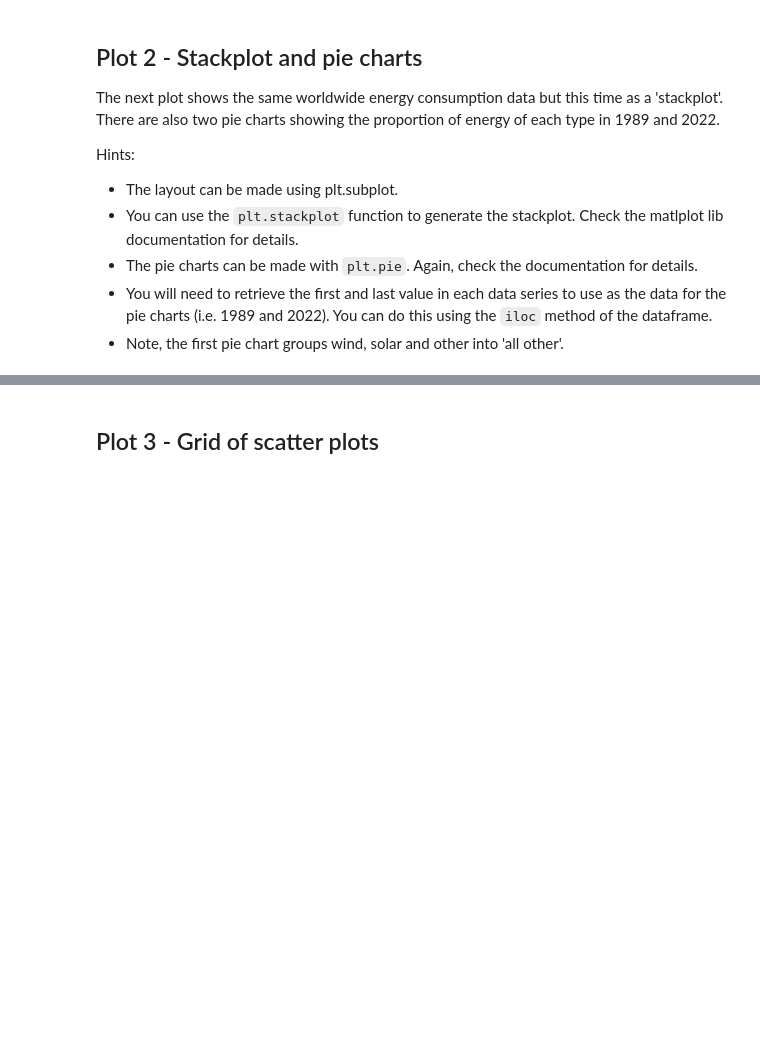
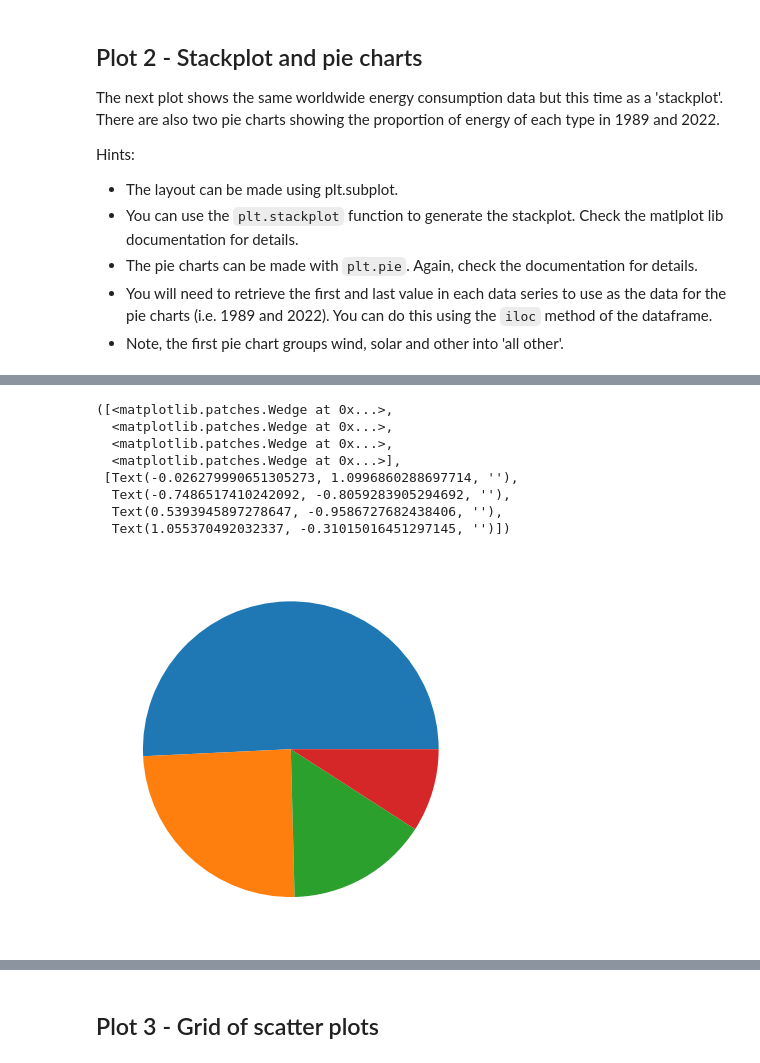
Before and after one commit to twinzies/COM6018, a Jupyter notebook: materials/labs/050_using_matplotlib.ipynb, the cells around one changed output, grey strips where cells are left out. Saved outputs shown, nothing was run; the diff lists cells and outputs as text; code cells hidden in the pictures; blank space fills up the shorter version.

Commit message:
Add partial solution demonstrating pie plots

```diff
--- a/materials/labs/050_using_matplotlib.ipynb
+++ b/materials/labs/050_using_matplotlib.ipynb
@@ -73,0 +74,16 @@ Hints:
+# %%
+solar_22 = df[df.Year == 2022].Solar.sum()
+wind = df[df.Year == 2022].Wind.sum()
+other = df[df.Year == 2022].Other.sum()
+hydro_22 = df[df.Year == 2022].Hydro.sum()
+plt.pie([hydro_22, wind, solar_22, other])
+# %% [output]
+([<matplotlib.patches.Wedge at 0x...>,
+  <matplotlib.patches.Wedge at 0x...>,
+  <matplotlib.patches.Wedge at 0x...>,
+  <matplotlib.patches.Wedge at 0x...>],
+ [Text(-0.026279990651305273, 1.0996860288697714, ''),
+  Text(-0.7486517410242092, -0.8059283905294692, ''),
+  Text(0.5393945897278647, -0.9586727682438406, ''),
+  Text(1.055370492032337, -0.31015016451297145, '')])
+[figure, added]
```
Also changed, not shown: parts of 4 cells of this notebook.
